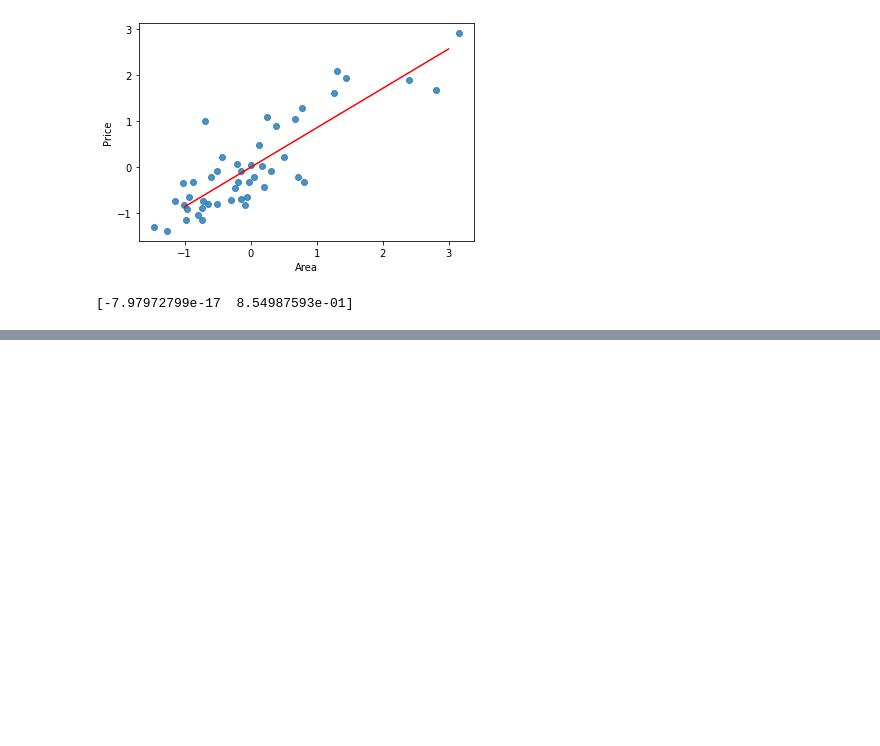
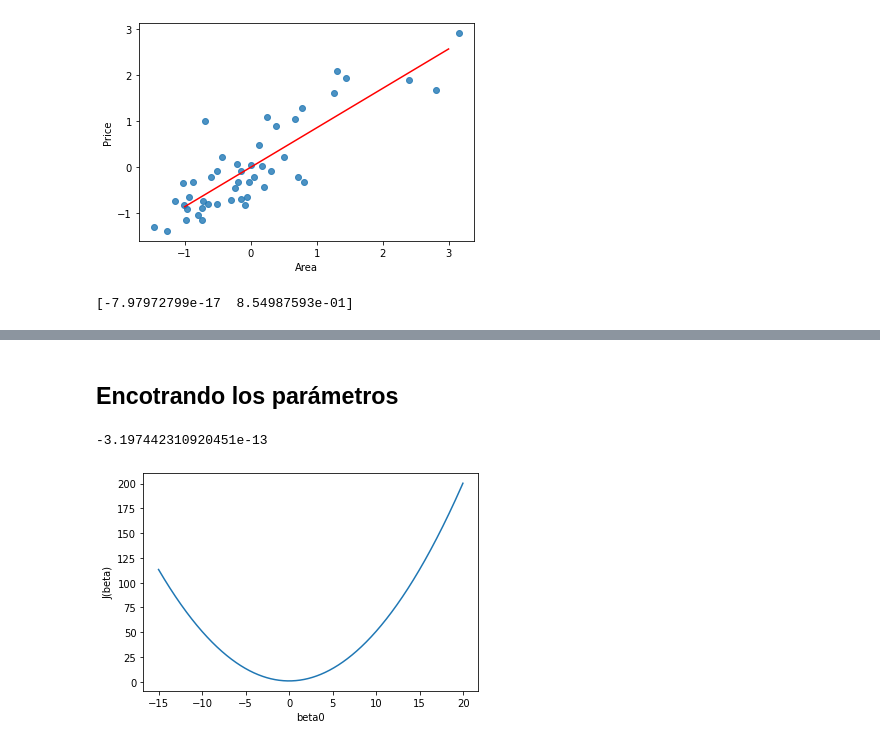
Before and after one commit to Leonardob29/Actividades_Diplomado, a Jupyter notebook: Regresion_Lineal/Regresion_Lineal.ipynb, the cells around one changed output, grey strips where cells are left out. Drawn from its saved outputs; the diff is of its cells as text; code cells hidden in the pictures; blank space fills up the shorter version.

```diff
--- a/Regresion_Lineal/Regresion_Lineal.ipynb
+++ b/Regresion_Lineal/Regresion_Lineal.ipynb
@@ -135,0 +181,18 @@ print(B)
+# %% [markdown]
+## Encotrando los parámetros
+# %%
+beta0 = np.arange(-15, 20, 0.03)
+beta1 = 2
+
+cost1=[]
+for b_0 in beta0:
+    cost1.append(costFun(np.array([b_0, beta1]), X_, z_y) )
+
+plt.plot(beta0, cost1)
+plt.xlabel('beta0')
+plt.ylabel('J(beta)')
+
+beta0[np.argmin(cost1)]
+# %% [output]
+-3.197442310920451e-13
+[figure, added]
```
Also changed, not shown: parts of 13 cells of this notebook.
